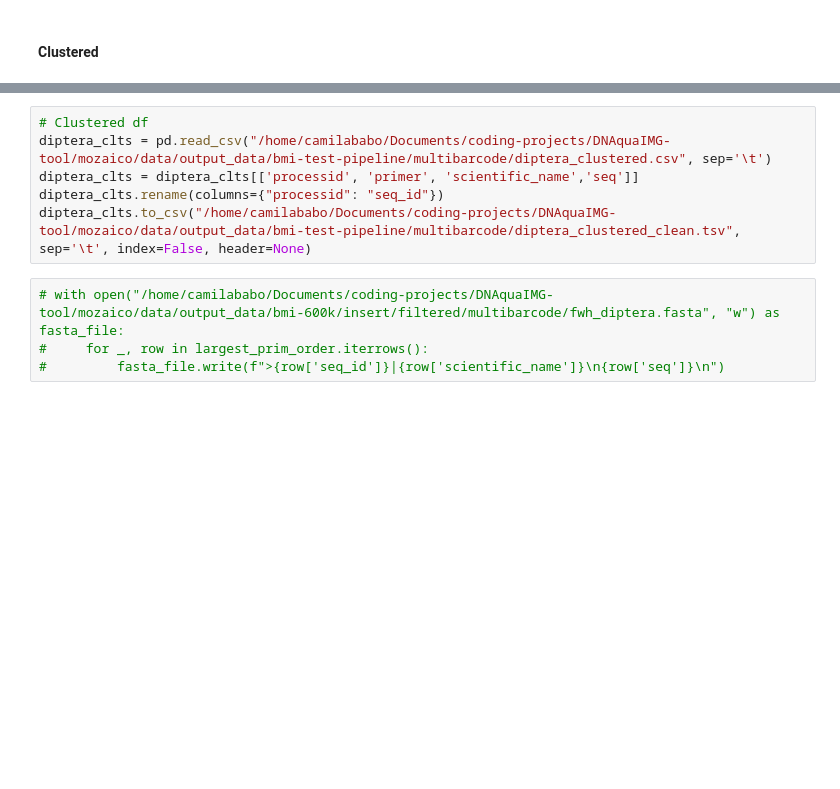
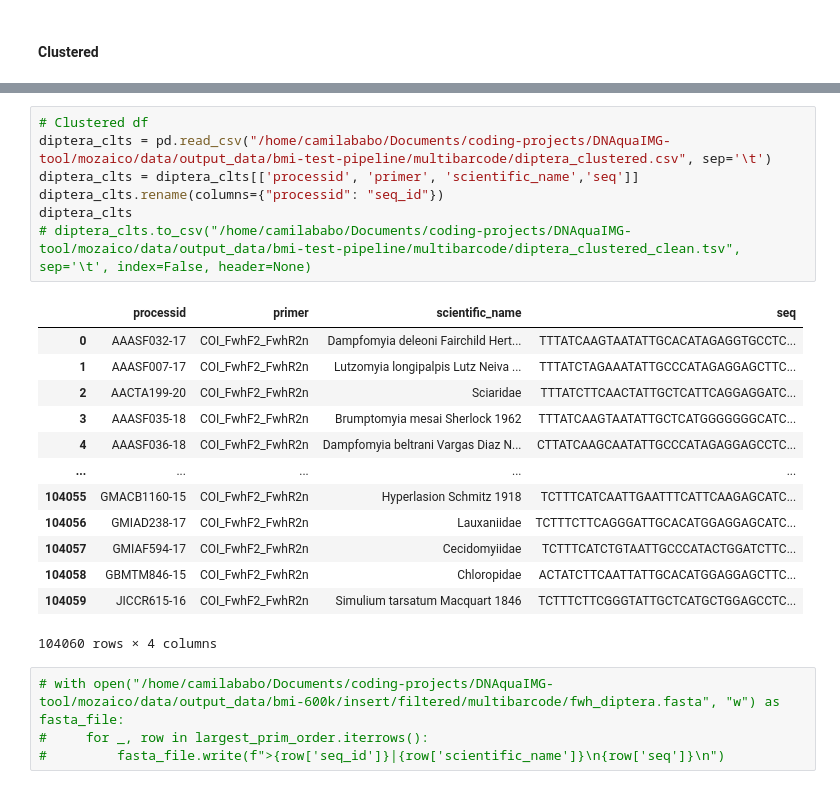
Before and after one commit to CIBIO-BU/mozaiko, a Jupyter notebook: multibarcode-pre-process.ipynb, the cells around one changed output, grey strips where cells are left out. Saved outputs shown, nothing was run; the diff lists cells and outputs as text; blank space fills up the shorter version.

```diff
--- a/multibarcode-pre-process.ipynb
+++ b/multibarcode-pre-process.ipynb
@@ -187,9 +195,24 @@ largest_prim_order
 # %%
 # Clustered df
 diptera_clts = pd.read_csv("/home/camilababo/Documents/coding-projects/DNAquaIMG-tool/mozaico/data/output_data/bmi-test-pipeline/multibarcode/diptera_clustered.csv", sep='\t')
 diptera_clts = diptera_clts[['processid', 'primer', 'scientific_name','seq']]
 diptera_clts.rename(columns={"processid": "seq_id"})
-diptera_clts.to_csv("/home/camilababo/Documents/coding-projects/DNAquaIMG-tool/mozaico/data/output_data/bmi-test-pipeline/multibarcode/diptera_clustered_clean.tsv", sep='\t', index=False, header=None)
+diptera_clts
+# diptera_clts.to_csv("/home/camilababo/Documents/coding-projects/DNAquaIMG-tool/mozaico/data/output_data/bmi-test-pipeline/multibarcode/diptera_clustered_clean.tsv", sep='\t', index=False, header=None)
+# %% [output]
+|  | processid | primer | scientific_name | seq |
+| 0 | AAASF032-17 | COI_FwhF2_FwhR2n | Dampfomyia deleoni Fairchild Hert... | TTTATCAAGTAATATTGCACATAGAGGTGCCTC... |
+| 1 | AAASF007-17 | COI_FwhF2_FwhR2n | Lutzomyia longipalpis Lutz Neiva ... | TTTATCTAGAAATATTGCCCATAGAGGAGCTTC... |
+| 2 | AACTA199-20 | COI_FwhF2_FwhR2n | Sciaridae | TTTATCTTCAACTATTGCTCATTCAGGAGGATC... |
+| 3 | AAASF035-18 | COI_FwhF2_FwhR2n | Brumptomyia mesai Sherlock 1962 | TTTATCAAGTAATATTGCTCATGGGGGGGCATC... |
+| 4 | AAASF036-18 | COI_FwhF2_FwhR2n | Dampfomyia beltrani Vargas Diaz N... | CTTATCAAGCAATATTGCCCATAGAGGAGCCTC... |
+| ... | ... | ... | ... | ... |
+| 104055 | GMACB1160-15 | COI_FwhF2_FwhR2n | Hyperlasion Schmitz 1918 | TCTTTCATCAATTGAATTTCATTCAAGAGCATC... |
+| 104056 | GMIAD238-17 | COI_FwhF2_FwhR2n | Lauxaniidae | TCTTTCTTCAGGGATTGCACATGGAGGAGCATC... |
+| 104057 | GMIAF594-17 | COI_FwhF2_FwhR2n | Cecidomyiidae | TCTTTCATCTGTAATTGCCCATACTGGATCTTC... |
+| 104058 | GBMTM846-15 | COI_FwhF2_FwhR2n | Chloropidae | ACTATCTTCAATTATTGCACATGGAGGAGCTTC... |
+| 104059 | JICCR615-16 | COI_FwhF2_FwhR2n | Simulium tarsatum Macquart 1846 | TCTTTCTTCGGGTATTGCTCATGCTGGAGCCTC... |
+104060 rows × 4 columns
 # %%
 # with open("/home/camilababo/Documents/coding-projects/DNAquaIMG-tool/mozaico/data/output_data/bmi-600k/insert/filtered/multibarcode/fwh_diptera.fasta", "w") as fasta_file:
 #     for _, row in largest_prim_order.iterrows():
```
Also changed, not shown: parts of 6 cells of this notebook, 15 other files.
